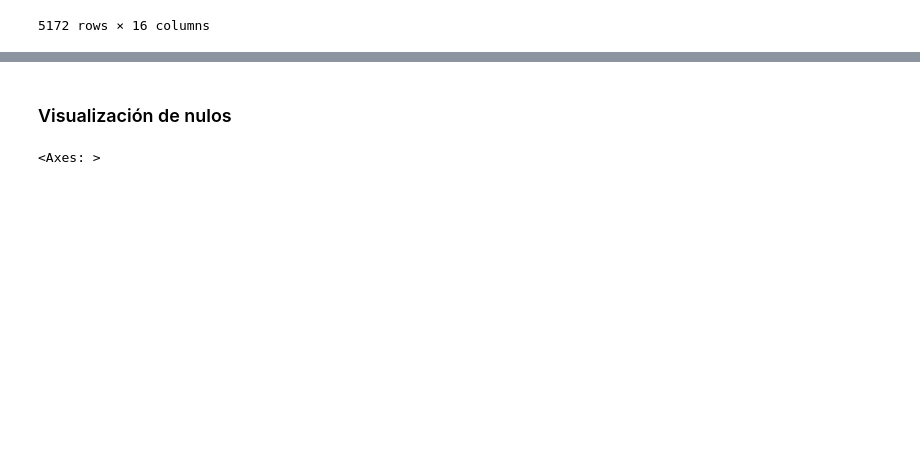
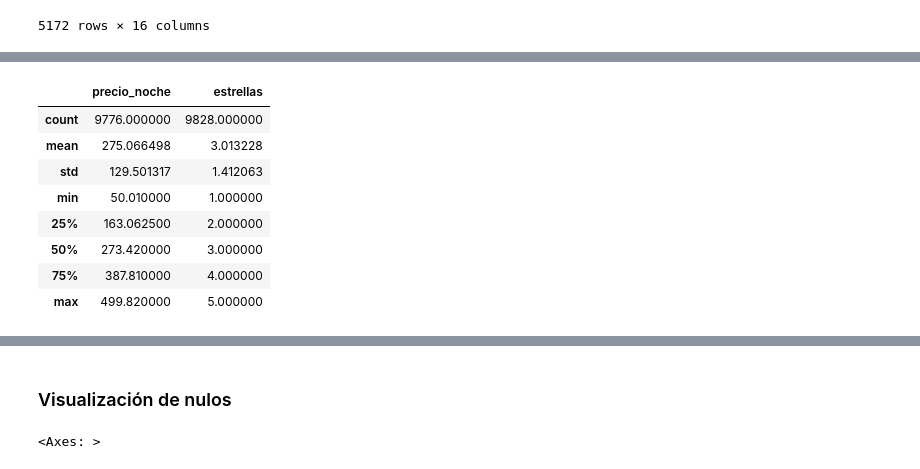
Before and after one commit to Vic4s/ETL_Hoteles, a Jupyter notebook: notebooks/inicial.ipynb, the cells around one changed output, grey strips where cells are left out. Saved outputs shown, nothing was run; the diff lists cells and outputs as text; code cells hidden in the pictures; blank space fills up the shorter version.

```diff
--- a/notebooks/inicial.ipynb
+++ b/notebooks/inicial.ipynb
@@ -648,0 +662,12 @@ df_propios
+# %%
+df_propios[["precio_noche", "estrellas"]].describe()
+# %% [output]
+|  | precio_noche | estrellas |
+| count | 9776.000000 | 9828.000000 |
+| mean | 275.066498 | 3.013228 |
+| std | 129.501317 | 1.412063 |
+| min | 50.010000 | 1.000000 |
+| 25% | 163.062500 | 2.000000 |
+| 50% | 273.420000 | 3.000000 |
+| 75% | 387.810000 | 4.000000 |
+| max | 499.820000 | 5.000000 |
```
Also changed, not shown: parts of 32 cells of this notebook.
